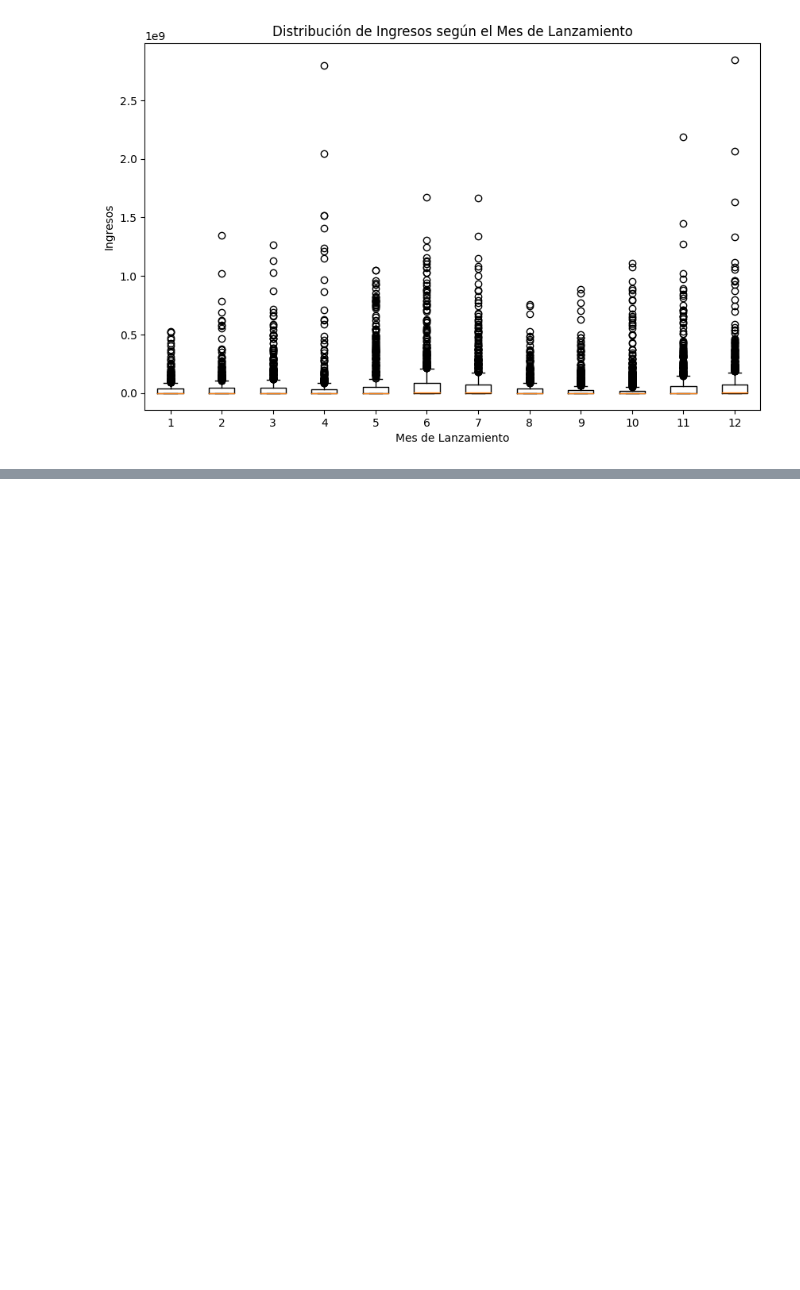
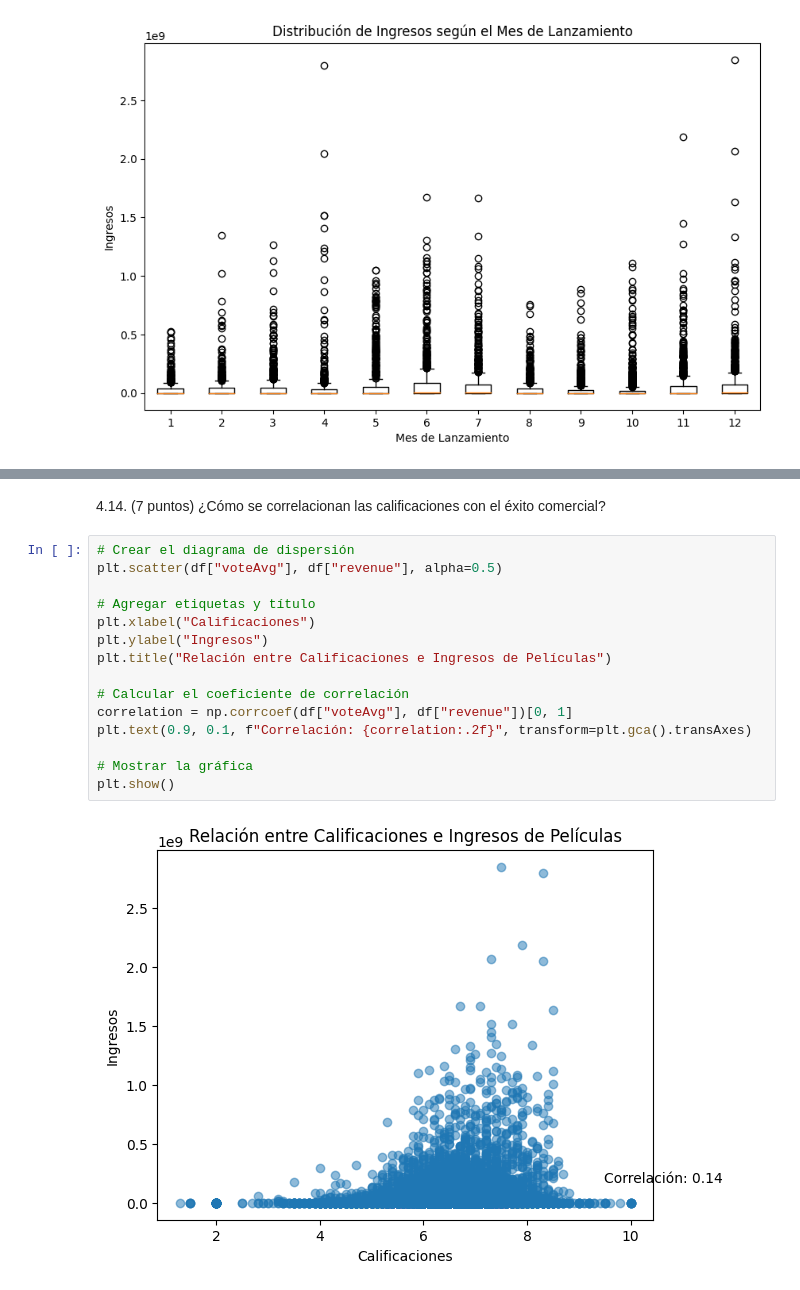
Before and after one commit to estebandonis/HT1-MineriadeDatos, a Jupyter notebook: ht1.ipynb, the cells around one changed output, grey strips where cells are left out. Drawn from its saved outputs; the diff is of its cells as text; blank space fills up the shorter version.

```diff
--- a/ht1.ipynb
+++ b/ht1.ipynb
@@ -489,0 +539,19 @@ plt.show()
+# %% [markdown]
+4.14. (7 puntos) ¿Cómo se correlacionan las calificaciones con el éxito comercial?
+# %%
+# Crear el diagrama de dispersión
+plt.scatter(df["voteAvg"], df["revenue"], alpha=0.5)
+
+# Agregar etiquetas y título
+plt.xlabel("Calificaciones")
+plt.ylabel("Ingresos")
+plt.title("Relación entre Calificaciones e Ingresos de Películas")
+
+# Calcular el coeficiente de correlación
+correlation = np.corrcoef(df["voteAvg"], df["revenue"])[0, 1]
+plt.text(0.9, 0.1, f"Correlación: {correlation:.2f}", transform=plt.gca().transAxes)
+
+# Mostrar la gráfica
+plt.show()
+# %% [output]
+[figure, added]
```
Also changed, not shown: parts of 3 cells of this notebook.
